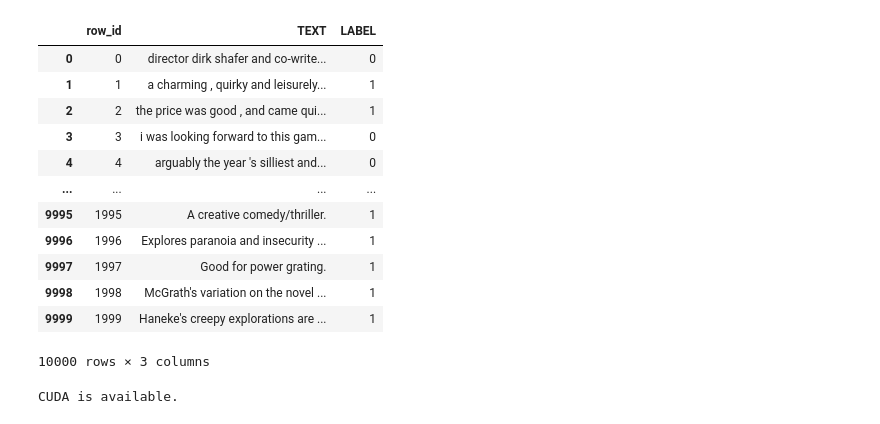
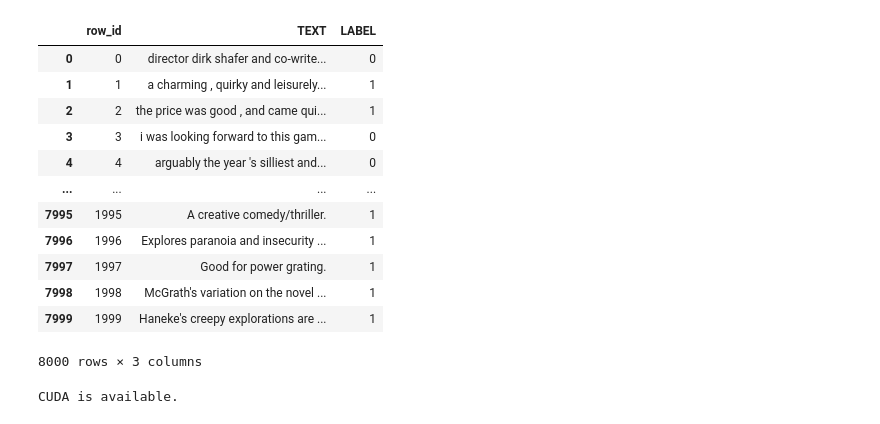
Before and after one commit to shih-yang-young/text-polarity-classification, a Jupyter notebook: BERT Large + Data Augmentation.ipynb, the cells around one changed output. Drawn from its saved outputs; the diff is of its cells as text; code cells hidden in the pictures.

```diff
--- a/BERT Large + Data Augmentation.ipynb
+++ b/BERT Large + Data Augmentation.ipynb
@@ -7,26 +7,26 @@ data_augmentation_random_3_words = pd.read_csv('data_augmentation_random_3_words
 translated_en_data = pd.read_csv('translated_en_data.csv')
 # %%
 merged_random_data = pd.concat([data_augmentation_random_2_words, data_augmentation_random_3_words], ignore_index=True)
-merged_random_data = merged_random_data.sample(n=3000, random_state=42)
+merged_random_data = merged_random_data.sample(n=2000, random_state=42)
 merged_random_data = merged_random_data.reset_index(drop=True)
 # merged_random_data
 # %%
-merged_data = pd.concat([train_2022, data_augmentation_random_2_words, data_augmentation_random_3_words,translated_en_data, data_augmentation_chatGPT], ignore_index=True)
+merged_data = pd.concat([train_2022, merged_random_data,translated_en_data, data_augmentation_chatGPT], ignore_index=True)
 merged_data
 # %% [output]
 |  | row_id | TEXT | LABEL |
 | 0 | 0 | director dirk shafer and co-write... | 0 |
 | 1 | 1 | a charming , quirky and leisurely... | 1 |
 | 2 | 2 | the price was good , and came qui... | 1 |
 | 3 | 3 | i was looking forward to this gam... | 0 |
 | 4 | 4 | arguably the year 's silliest and... | 0 |
 | ... | ... | ... | ... |
-| 9995 | 1995 | A creative comedy/thriller. | 1 |
-| 9996 | 1996 | Explores paranoia and insecurity ... | 1 |
-| 9997 | 1997 | Good for power grating. | 1 |
-| 9998 | 1998 | McGrath's variation on the novel ... | 1 |
-| 9999 | 1999 | Haneke's creepy explorations are ... | 1 |
+| 7995 | 1995 | A creative comedy/thriller. | 1 |
+| 7996 | 1996 | Explores paranoia and insecurity ... | 1 |
+| 7997 | 1997 | Good for power grating. | 1 |
+| 7998 | 1998 | McGrath's variation on the novel ... | 1 |
+| 7999 | 1999 | Haneke's creepy explorations are ... | 1 |
-10000 rows × 3 columns
+8000 rows × 3 columns
 # %%
 # %%time
 
```
Also changed, not shown: parts of 2 cells of this notebook, 2 other files.
